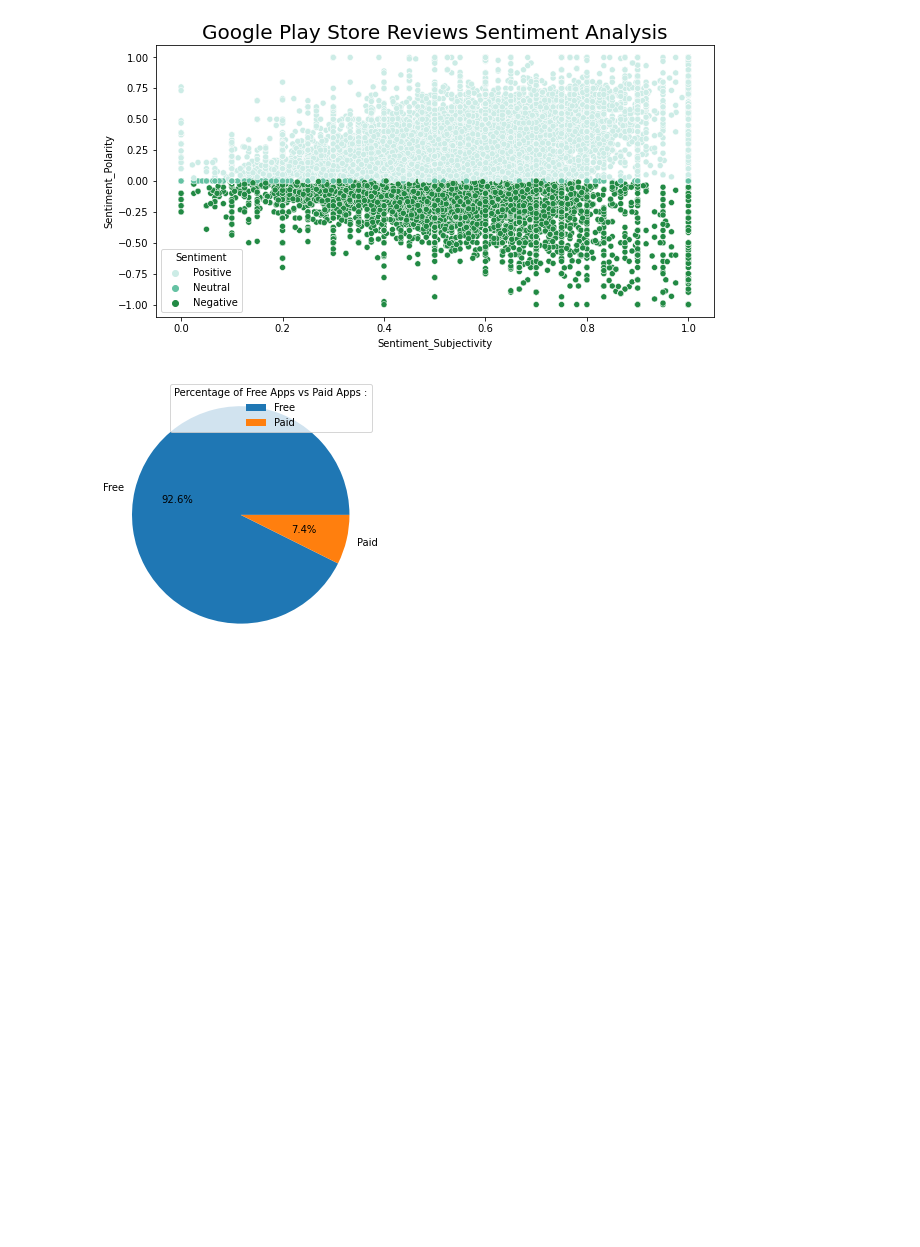
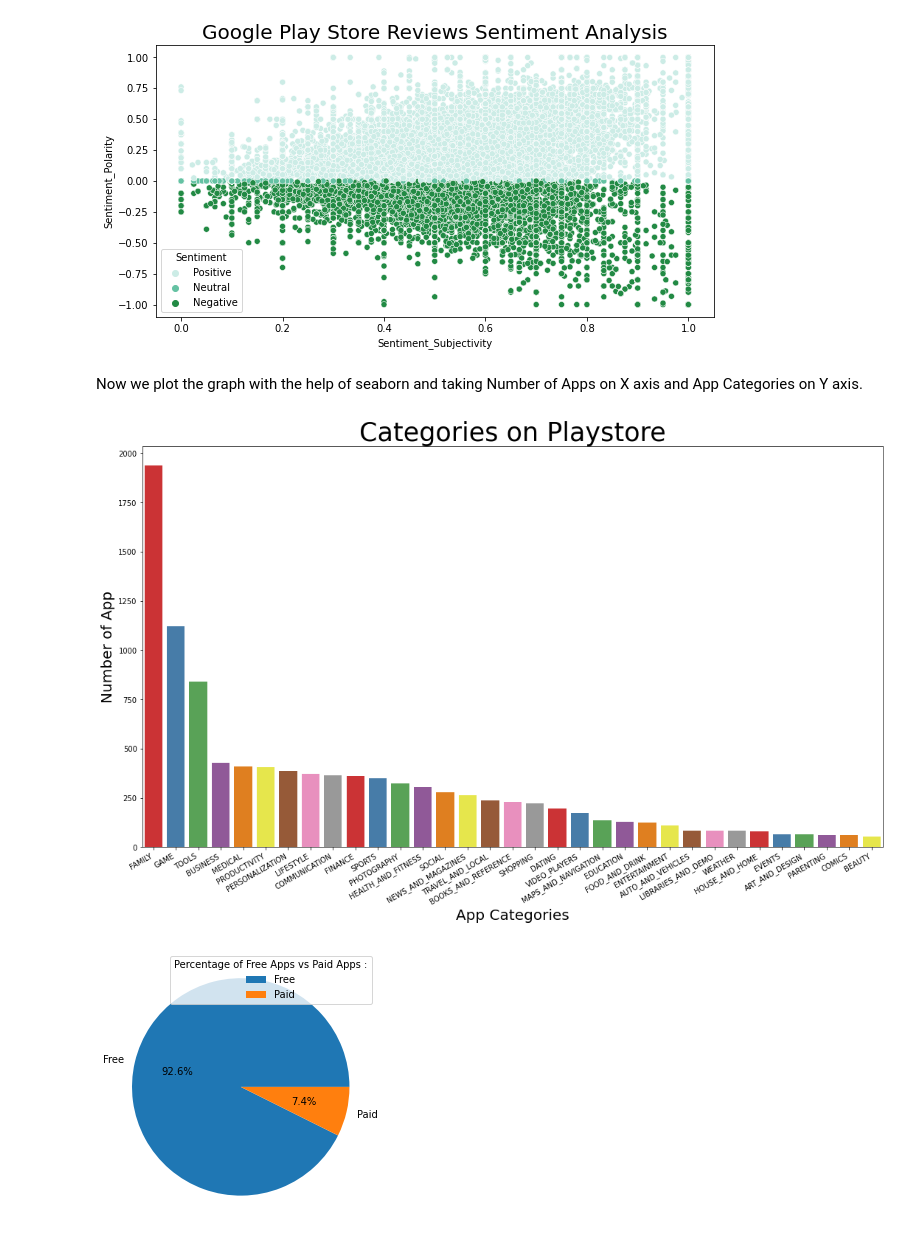
Before and after one commit to manjirikulkarni03/Play-store-app-review-analysis, a Jupyter notebook: Copy_of_EDA(Play_Store_Review)(Common_Team_Colab)_MK.ipynb, the cells around one changed output. Drawn from its saved outputs; the diff is of its cells as text; code cells hidden in the pictures; blank space fills up the shorter version.

```diff
--- a/Copy_of_EDA(Play_Store_Review)(Common_Team_Colab)_MK.ipynb
+++ b/Copy_of_EDA(Play_Store_Review)(Common_Team_Colab)_MK.ipynb
@@ -609,6 +609,25 @@ plt.title("Google Play Store Reviews Sentiment Analysis", fontsize=20)
 plt.show()
 # %% [output]
 [figure]
+# %%
+x = df_data['Category'].value_counts().index
+y = df_data['Category'].value_counts()
+x_axis = []
+y_axis = []
+for i in range(len(x)):
+    x_axis.append(x[i])
+    y_axis.append(y[i])
+# %% [markdown]
+Now we plot the graph with the help of seaborn and taking Number of Apps on X axis and App Categories on Y axis.
+# %%
+plt.figure(figsize=(18,10))
+plt.xlabel('App Categories', size=20)
+plt.ylabel('Number of App', size=20)
+graph = sns.barplot(x = x_axis, y = y_axis,palette = "Set1")
+graph.set_title("Categories on Playstore", fontsize = 35)
+graph.set_xticklabels(graph.get_xticklabels(),rotation=30, horizontalalignment='right');
+# %% [output]
+[figure, added]
 # %%
 plt.pie(df_data['Type'].value_counts(), labels = df_data['Type'].unique(),autopct='%1.1f%%',)
 plt.legend(title = "Percentage of Free Apps vs Paid Apps :")
```
